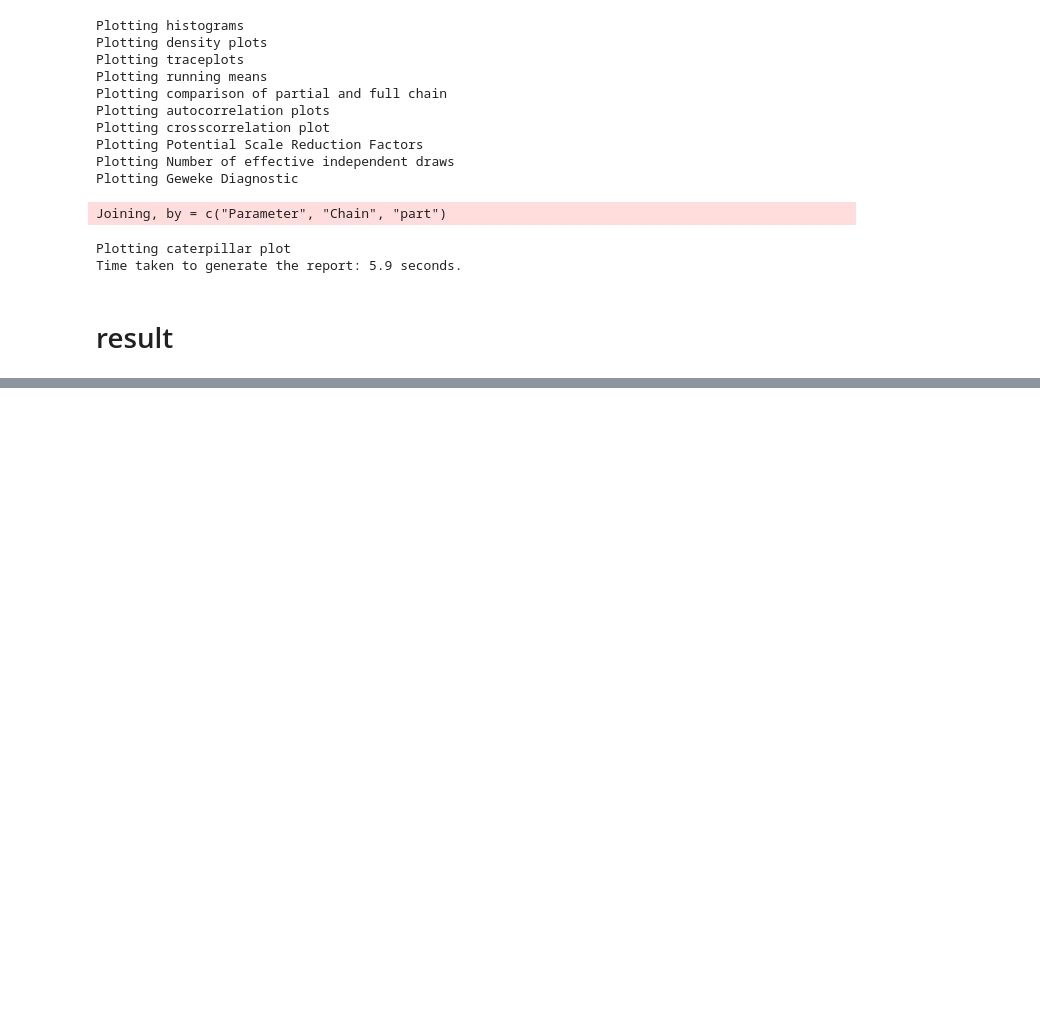
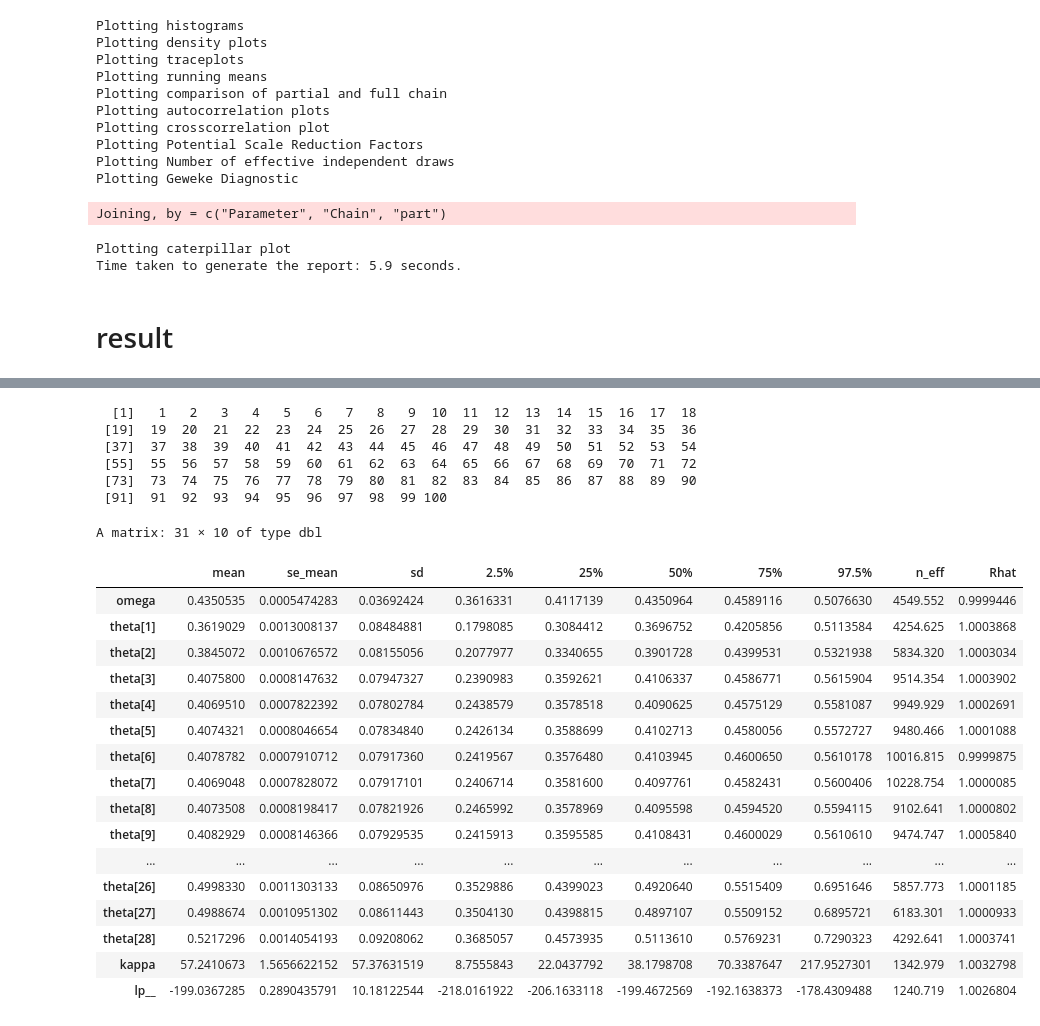
Before and after one commit to jms7446/dbda, a Jupyter notebook: ch09.1.therapeutic_touch.ipynb, the cells around one changed output, grey strips where cells are left out. Cells and saved outputs as stored; diff of their text form; code cells hidden in the pictures; blank space fills up the shorter version.

```diff
--- a/ch09.1.therapeutic_touch.ipynb
+++ b/ch09.1.therapeutic_touch.ipynb
@@ -74,0 +74,30 @@ plot_post_pair_diff(res, c(1, 14, 28), par_prefix = "theta", comp_val = 0.5, mle
+# %%
+seq(1, 100, length = 100)
+# %% [output]
+  [1]   1   2   3   4   5   6   7   8   9  10  11  12  13  14  15  16  17  18
+ [19]  19  20  21  22  23  24  25  26  27  28  29  30  31  32  33  34  35  36
+ [37]  37  38  39  40  41  42  43  44  45  46  47  48  49  50  51  52  53  54
+ [55]  55  56  57  58  59  60  61  62  63  64  65  66  67  68  69  70  71  72
+ [73]  73  74  75  76  77  78  79  80  81  82  83  84  85  86  87  88  89  90
+ [91]  91  92  93  94  95  96  97  98  99 100
+# %%
+summary(fit)$summary
+# %% [output]
+A matrix: 31 × 10 of type dbl
+|  | mean | se_mean | sd | 2.5% | 25% | 50% | 75% | 97.5% | n_eff | Rhat |
+| omega | 0.4350535 | 0.0005474283 | 0.03692424 | 0.3616331 | 0.4117139 | 0.4350964 | 0.4589116 | 0.5076630 | 4549.552 | 0.9999446 |
+| theta[1] | 0.3619029 | 0.0013008137 | 0.08484881 | 0.1798085 | 0.3084412 | 0.3696752 | 0.4205856 | 0.5113584 | 4254.625 | 1.0003868 |
+| theta[2] | 0.3845072 | 0.0010676572 | 0.08155056 | 0.2077977 | 0.3340655 | 0.3901728 | 0.4399531 | 0.5321938 | 5834.320 | 1.0003034 |
+| theta[3] | 0.4075800 | 0.0008147632 | 0.07947327 | 0.2390983 | 0.3592621 | 0.4106337 | 0.4586771 | 0.5615904 | 9514.354 | 1.0003902 |
+| theta[4] | 0.4069510 | 0.0007822392 | 0.07802784 | 0.2438579 | 0.3578518 | 0.4090625 | 0.4575129 | 0.5581087 | 9949.929 | 1.0002691 |
+| theta[5] | 0.4074321 | 0.0008046654 | 0.07834840 | 0.2426134 | 0.3588699 | 0.4102713 | 0.4580056 | 0.5572727 | 9480.466 | 1.0001088 |
+| theta[6] | 0.4078782 | 0.0007910712 | 0.07917360 | 0.2419567 | 0.3576480 | 0.4103945 | 0.4600650 | 0.5610178 | 10016.815 | 0.9999875 |
+| theta[7] | 0.4069048 | 0.0007828072 | 0.07917101 | 0.2406714 | 0.3581600 | 0.4097761 | 0.4582431 | 0.5600406 | 10228.754 | 1.0000085 |
+| theta[8] | 0.4073508 | 0.0008198417 | 0.07821926 | 0.2465992 | 0.3578969 | 0.4095598 | 0.4594520 | 0.5594115 | 9102.641 | 1.0000802 |
+| theta[9] | 0.4082929 | 0.0008146366 | 0.07929535 | 0.2415913 | 0.3595585 | 0.4108431 | 0.4600029 | 0.5610610 | 9474.747 | 1.0005840 |
+| ... | ... | ... | ... | ... | ... | ... | ... | ... | ... | ... |
+| theta[26] | 0.4998330 | 0.0011303133 | 0.08650976 | 0.3529886 | 0.4399023 | 0.4920640 | 0.5515409 | 0.6951646 | 5857.773 | 1.0001185 |
+| theta[27] | 0.4988674 | 0.0010951302 | 0.08611443 | 0.3504130 | 0.4398815 | 0.4897107 | 0.5509152 | 0.6895721 | 6183.301 | 1.0000933 |
+| theta[28] | 0.5217296 | 0.0014054193 | 0.09208062 | 0.3685057 | 0.4573935 | 0.5113610 | 0.5769231 | 0.7290323 | 4292.641 | 1.0003741 |
+| kappa | 57.2410673 | 1.5656622152 | 57.37631519 | 8.7555843 | 22.0437792 | 38.1798708 | 70.3387647 | 217.9527301 | 1342.979 | 1.0032798 |
+| lp__ | -199.0367285 | 0.2890435791 | 10.18122544 | -218.0161922 | -206.1633118 | -199.4672569 | -192.1638373 | -178.4309488 | 1240.719 | 1.0026804 |
```
Also changed, not shown: parts of 4 cells of this notebook, 2 other files.
